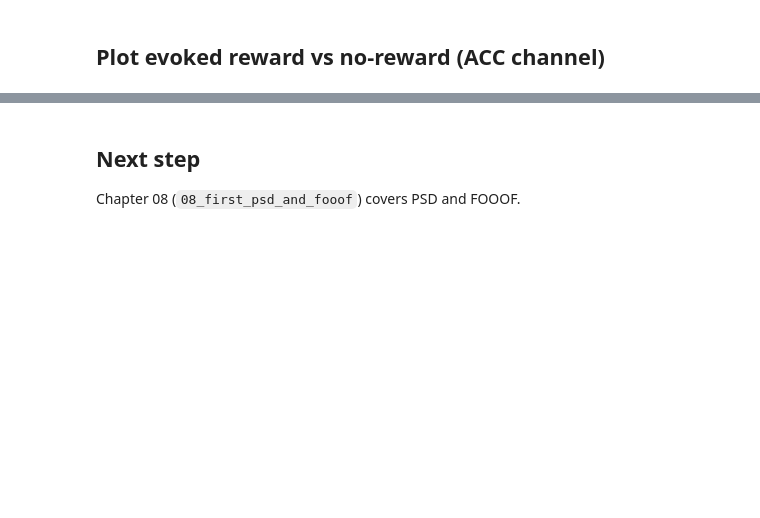
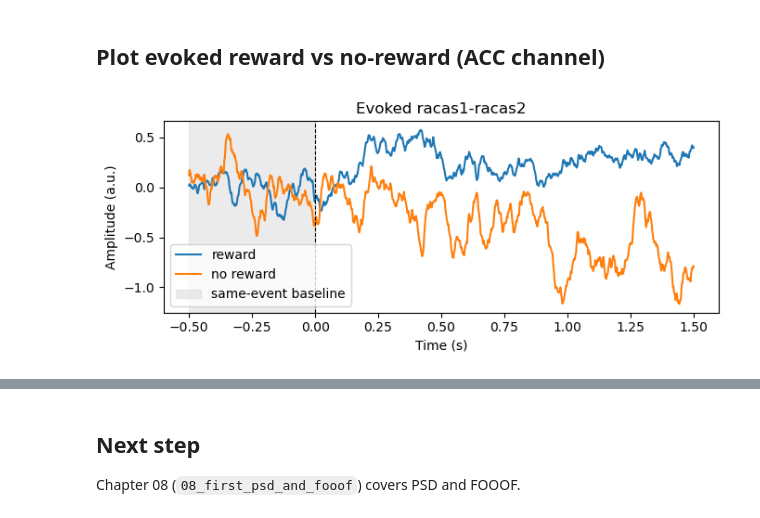
Before and after one commit to seqasim/LFPAnalysis, a Jupyter notebook: LFPAnalysisBook/worked-examples/07_first_epoching_run.ipynb, the cells around one changed output, grey strips where cells are left out. Cells and saved outputs as stored; diff of their text form; code cells hidden in the pictures; blank space fills up the shorter version.

```diff
--- a/LFPAnalysisBook/worked-examples/07_first_epoching_run.ipynb
+++ b/LFPAnalysisBook/worked-examples/07_first_epoching_run.ipynb
@@ -29,14 +48,17 @@ print(result.baseline_summary.head())
 # %%
 import matplotlib.pyplot as plt
 
 chan = 'racas1-racas2'
 reward_evoked = epochs[epochs.metadata['reward'] == 1].copy().pick([chan]).average()
 loss_evoked = epochs[epochs.metadata['reward'] == 0].copy().pick([chan]).average()
 fig, ax = plt.subplots(figsize=(7, 3))
 ax.plot(reward_evoked.times, reward_evoked.data[0], label='reward')
 ax.plot(loss_evoked.times, loss_evoked.data[0], label='no reward')
 ax.axvline(0, color='k', ls='--', lw=0.8)
+ax.axvspan(-0.5, 0.0, color='0.85', alpha=0.5, label='same-event baseline')
 ax.set(xlabel='Time (s)', ylabel='Amplitude (a.u.)', title=f'Evoked {chan}')
 ax.legend()
 fig.tight_layout()
 plt.show()
+# %% [output]
+[figure, added]
```
Also changed, not shown: parts of 4 cells of this notebook, 20 other files.
